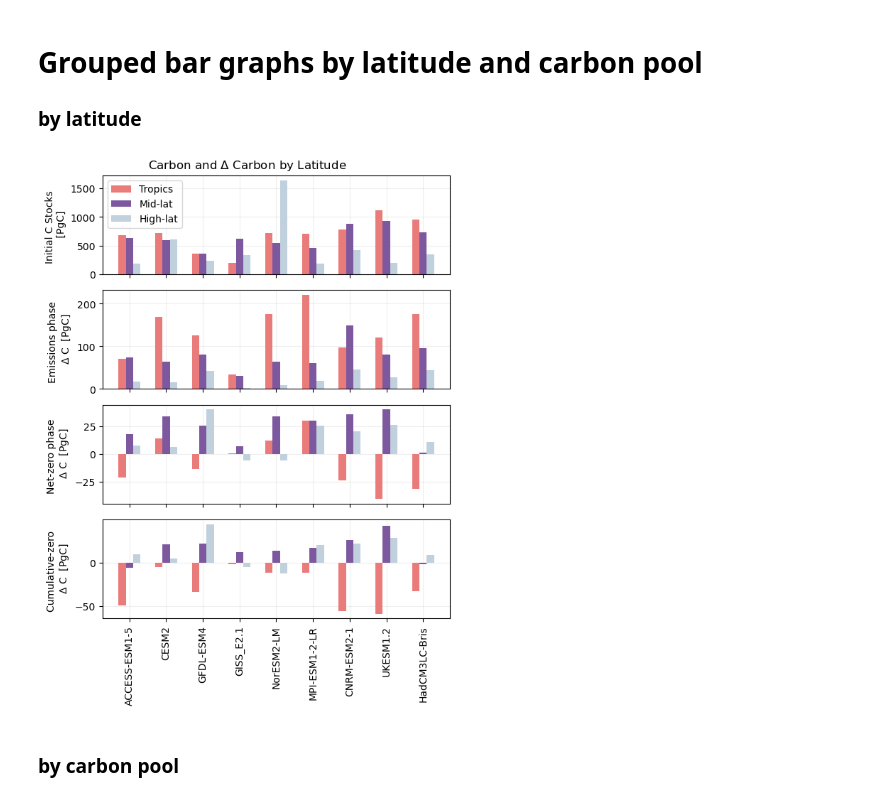
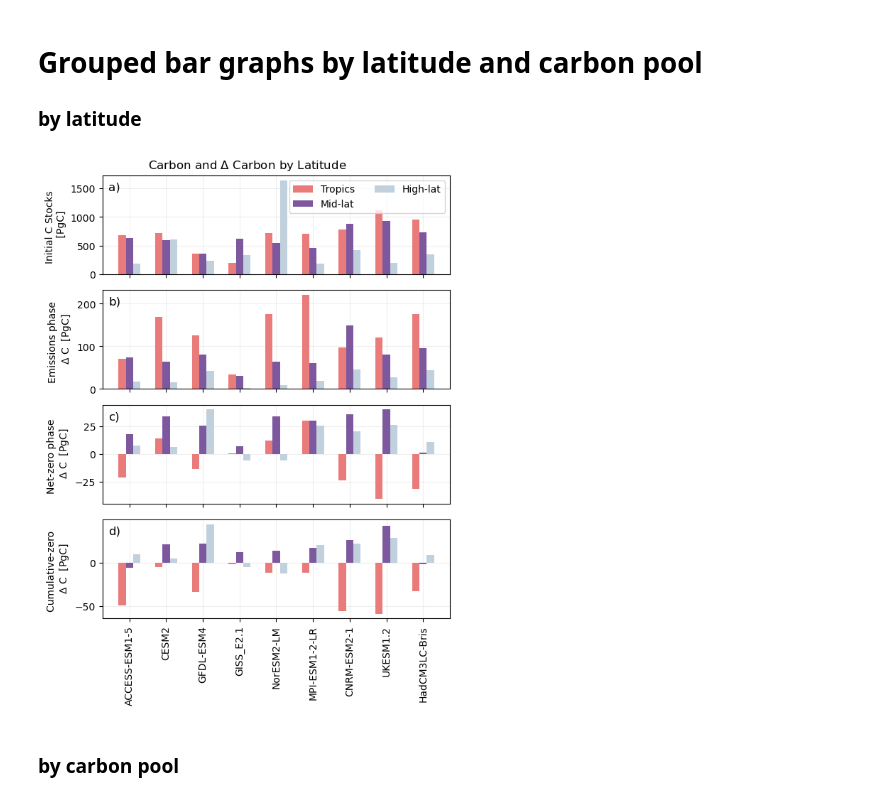
Before and after one commit to aswann/flat10MIP_analysis, a Jupyter notebook: figures_paper.ipynb, the cells around one changed output. Drawn from its saved outputs; the diff is of its cells as text; code cells hidden in the pictures.

Commit message:
added subplot labels

```diff
--- a/figures_paper.ipynb
+++ b/figures_paper.ipynb
@@ -104,6 +104,8 @@ greenpurplebrown=['#B9CA60','#574F91','#D19563'] #green, purple, brown
 # latcolors=['#E8B46B','#6BE0E8','#6B91E8']
 # latcolors=['#FE7180','#FFFA70','#70CFFF']
 pinkpurpleblue=['#EA7B7B','#7D589E','#C0D0DD']
+
+subplotlabelnames=['a)','b)','c)','d)','e)','f)','g)','h)','i)','j)','k)','l)']
 # %%
 #unitconversions
 sperday=60*60*24
@@ -569,37 +571,42 @@ for g in range(len(group_names)):
 
     axes[g].set_axisbelow(True)
     axes[g].grid(alpha=0.2)
+    axes[g].annotate(subplotlabelnames[g],
+                     xy=(0, 1), xycoords='axes fraction',
+                     xytext=(+0.5, -0.5), textcoords='offset fontsize',
+                     fontsize='large', verticalalignment='top')
 
     # Only show x-axis ticks on the last subplot
     if g == len(group_names) - 1:
         axes[g].set_xticks(np.arange(len(modellist)))
         axes[g].set_xticklabels(modellist, rotation=90)
     else:
         axes[g].set_xticks(np.arange(len(modellist)))
         axes[g].tick_params(labelbottom=False)
 
+
 axes[0].set_ylabel('Initial C Stocks \n [PgC]')
 axes[1].set_ylabel('Emissions phase \n $\Delta$ C  [PgC]')
 axes[2].set_ylabel('Net-zero phase \n $\Delta$ C  [PgC]')
 axes[3].set_ylabel('Cumulative-zero \n $\Delta$ C  [PgC]')
 
-axes[0].legend()
+axes[0].legend(ncol=2)
 fig.tight_layout()
 fig.subplots_adjust(top=0.95)
 fig.suptitle("Carbon and $\Delta$ Carbon by Latitude", fontsize=12)#,ha='center')
 
 
 
 
 
 
 # plt.show()
 plt.savefig("figures/bar_latchange_PgC.pdf", bbox_inches='tight')
 plt.savefig("figures/bar_latchange_PgC.png", bbox_inches='tight')
 plt.show()
 plt.close()
 # %% [output]
-[figure, old version]
+[figure, new version]
 # %% [markdown]
 ### by carbon pool
 # %%
```
Also changed, not shown: parts of 4 cells of this notebook, 11 other files.
